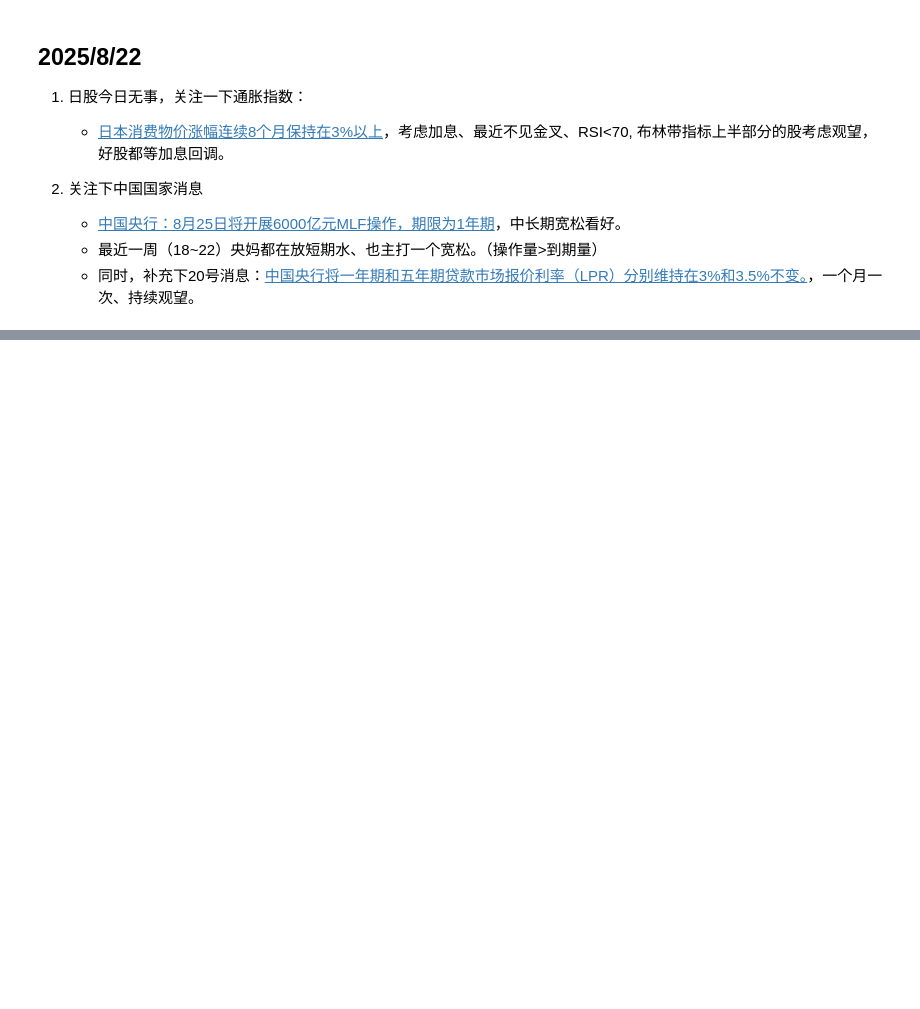
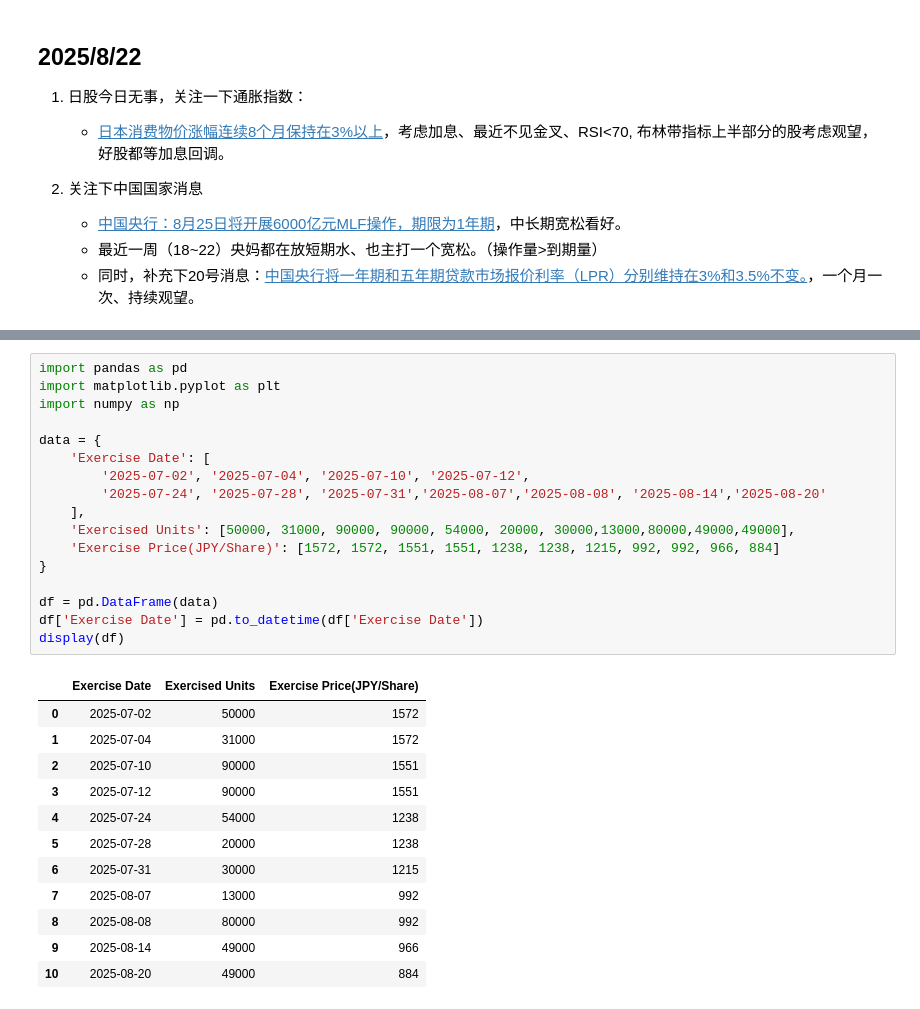
Before and after one commit to mithra-chips/stock-trading, a Jupyter notebook: stockTrade.ipynb, the cells around one changed output, grey strips where cells are left out. Saved outputs shown, nothing was run; the diff lists cells and outputs as text; blank space fills up the shorter version.

```diff
--- a/stockTrade.ipynb
+++ b/stockTrade.ipynb
@@ -297,0 +277,30 @@ TechnicalAnalysis(df_sushiro).plot_volume()
+# %%
+import pandas as pd
+import matplotlib.pyplot as plt
+import numpy as np
+
+data = {
+    'Exercise Date': [
+        '2025-07-02', '2025-07-04', '2025-07-10', '2025-07-12',
+        '2025-07-24', '2025-07-28', '2025-07-31','2025-08-07','2025-08-08', '2025-08-14','2025-08-20'
+    ],
+    'Exercised Units': [50000, 31000, 90000, 90000, 54000, 20000, 30000,13000,80000,49000,49000],
+    'Exercise Price(JPY/Share)': [1572, 1572, 1551, 1551, 1238, 1238, 1215, 992, 992, 966, 884]
+}
+
+df = pd.DataFrame(data)
+df['Exercise Date'] = pd.to_datetime(df['Exercise Date'])
+display(df)
+# %% [output]
+|  | Exercise Date | Exercised Units | Exercise Price(JPY/Share) |
+| 0 | 2025-07-02 | 50000 | 1572 |
+| 1 | 2025-07-04 | 31000 | 1572 |
+| 2 | 2025-07-10 | 90000 | 1551 |
+| 3 | 2025-07-12 | 90000 | 1551 |
+| 4 | 2025-07-24 | 54000 | 1238 |
+| 5 | 2025-07-28 | 20000 | 1238 |
+| 6 | 2025-07-31 | 30000 | 1215 |
+| 7 | 2025-08-07 | 13000 | 992 |
+| 8 | 2025-08-08 | 80000 | 992 |
+| 9 | 2025-08-14 | 49000 | 966 |
+| 10 | 2025-08-20 | 49000 | 884 |
```
Also changed, not shown: parts of 14 cells of this notebook, 2 other files.
